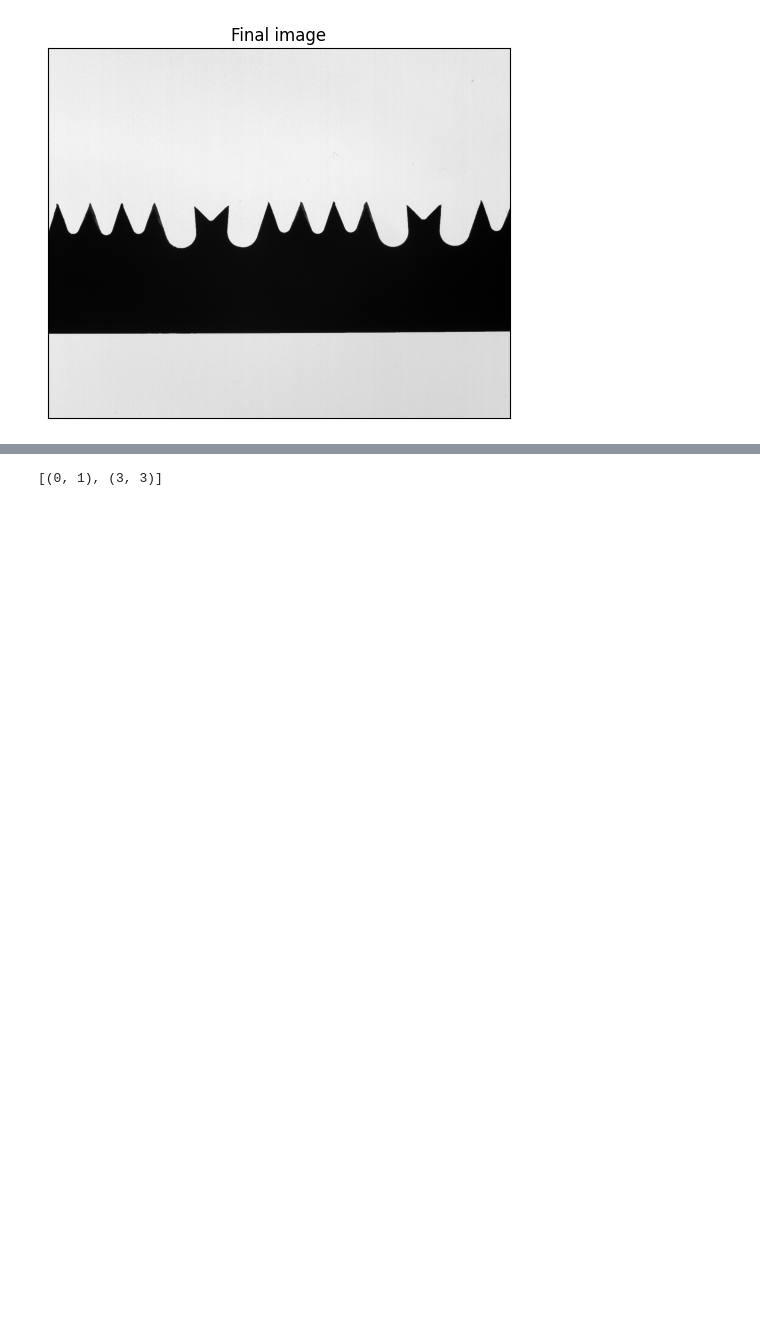
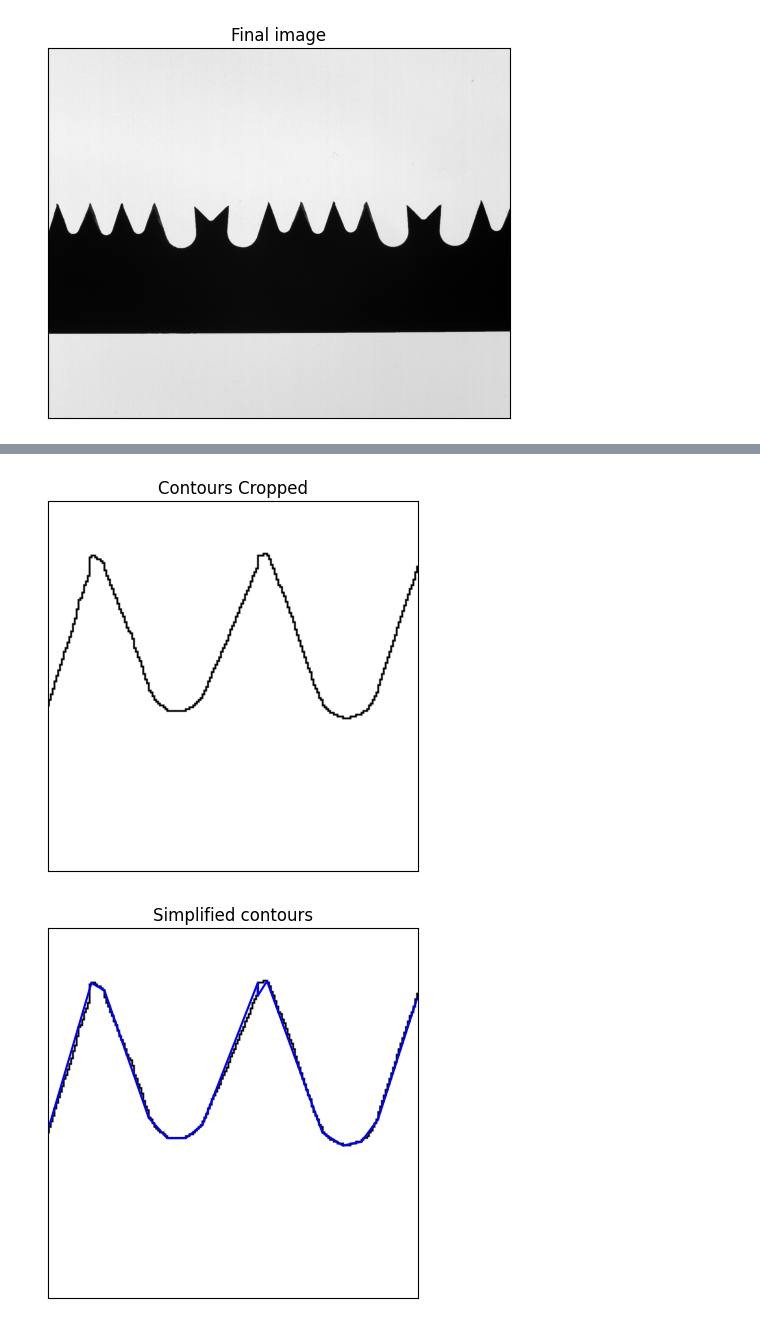
Before and after one commit to andreaalboni/CV-Project, a Jupyter notebook: InspectionBladeTools.ipynb, the cells around one changed output, grey strips where cells are left out. Saved outputs shown, nothing was run; the diff lists cells and outputs as text; code cells hidden in the pictures; blank space fills up the shorter version.

```diff
--- a/InspectionBladeTools.ipynb
+++ b/InspectionBladeTools.ipynb
@@ -127,9 +99,9 @@ Dist to line:  [0.48507125007266594, 0.48507125007266594]
 # %%
 # Implementation of RDP Algorithm (Optimized)
-import math
-sample_points = [(0,1),(1,1),(1,2),(-1,2),(3,3)]
+def RDP_Algorithm(points, epsilon):
+    # sort points
+    points.sort(key=lambda i:i[1])
 
-def RDP_Algorithm(points, epsilon):
     # get the start and end points
     start = points[0]
     end = points[-1]
@@ -167,13 +139,35 @@ def DPTL(points, start, end):
     # return a list of distances: distance of each point in points to line formed by start and end
 
     # compute the angular coefficient and the constant of the line formed by start and end
-    # ay + bx + c = 0
-    a = end[0] - start[0] # delta x
-    b = start[1] - end[1] # - delta y
-    c = - a*start[1] + b*start[0] # - delta x * y + delta y * x
+    # y - mx - q = 0
+    a = start[1] - end[1]
+    b = end[0] - start[0]
+    c = - a*start[0] - b*start[1]
 
-    return [abs(a*points[i][1]+b*points[i][0]+c)/(math.sqrt(a**2+b**2)) for i in range(1,len(points)-1)]
-
-print(RDP_Algorithm(sample_points, epsilon = 1.8))
+    return [abs(a*points[i][0]+b*points[i][1]+c)/(math.sqrt(a**2+b**2)) for i in range(1,len(points)-1)]
-# %% [output]
-[(0, 1), (3, 3)]
+# %%
+# applying RDP algorithm to the image contours
+img_cc = img_contours_negative[400:600,:200]
+plt.imshow(img_cc, cmap = 'gray')
+plt.title('Contours Cropped')
+plt.xticks([]), plt.yticks([])
+plt.show()
+
+start = time.time()
+
+contours = [[i,j] for i in range(img_cc.shape[0]) for j in range(img_cc.shape[1]) if img_cc[i,j] == 0]
+
+simplified_contours = RDP_Algorithm(contours, epsilon = 3)
+
+simplified_contours = np.array(simplified_contours)
+plt.plot(simplified_contours[:,1], simplified_contours[:,0], 'b')
+plt.imshow(img_cc, cmap = 'gray')
+plt.title('Simplified contours')
+plt.xticks([]), plt.yticks([])
+plt.show()
+
+end = time.time()
+print("Elapsed time: ", end - start)
+# %% [output]
+[figure, added]
+[figure, added]
```
Also changed, not shown: parts of 3 cells of this notebook.
